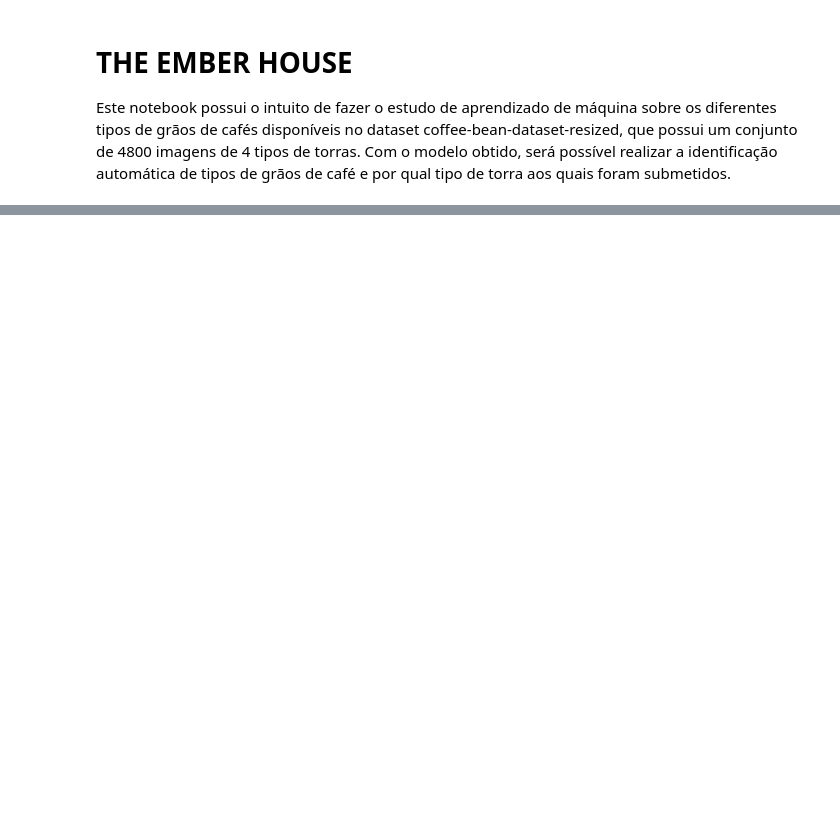
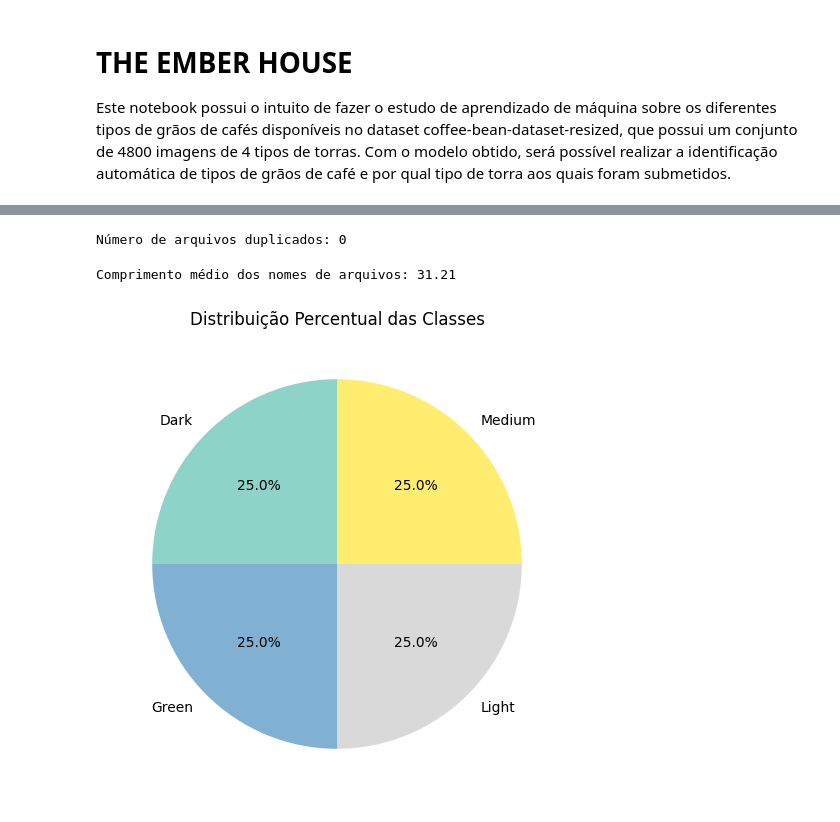
Before and after one commit to YuriRadzi/the-ember-house, a Jupyter notebook: coffee_bean_image_classification.ipynb, the cells around one changed output, grey strips where cells are left out. Saved outputs shown, nothing was run; the diff lists cells and outputs as text; code cells hidden in the pictures; blank space fills up the shorter version.

```diff
--- a/coffee_bean_image_classification.ipynb
+++ b/coffee_bean_image_classification.ipynb
@@ -26,0 +44,24 @@ coffee_info["filepaths"] = "data/"+coffee_info["filepaths"] #Ajustando o caminho
+# %%
+# Verificação de duplicatas
+
+duplicated_files = coffee_info["filepaths"].duplicated().sum()
+print("Número de arquivos duplicados:", duplicated_files)
+# %% [output]
+Número de arquivos duplicados: 0
+# %%
+#Comprimento médio dos nomes dos arquivos
+coffee_info["filepath_length"] = coffee_info["filepaths"].apply(len)
+avg_length = coffee_info["filepath_length"].mean()
+print("Comprimento médio dos nomes de arquivos:", avg_length)
+# %% [output]
+Comprimento médio dos nomes de arquivos: 31.21
+# %%
+#Distribuição percentual das classes
+
+plt.figure(figsize=(6,6))
+coffee_info["labels"].value_counts().plot(kind="pie", autopct="%.1f%%", startangle=90, cmap="Set3")
+plt.title("Distribuição Percentual das Classes")
+plt.ylabel("")
+plt.show()
+# %% [output]
+[figure, added]
```
Also changed, not shown: parts of 11 cells of this notebook.
